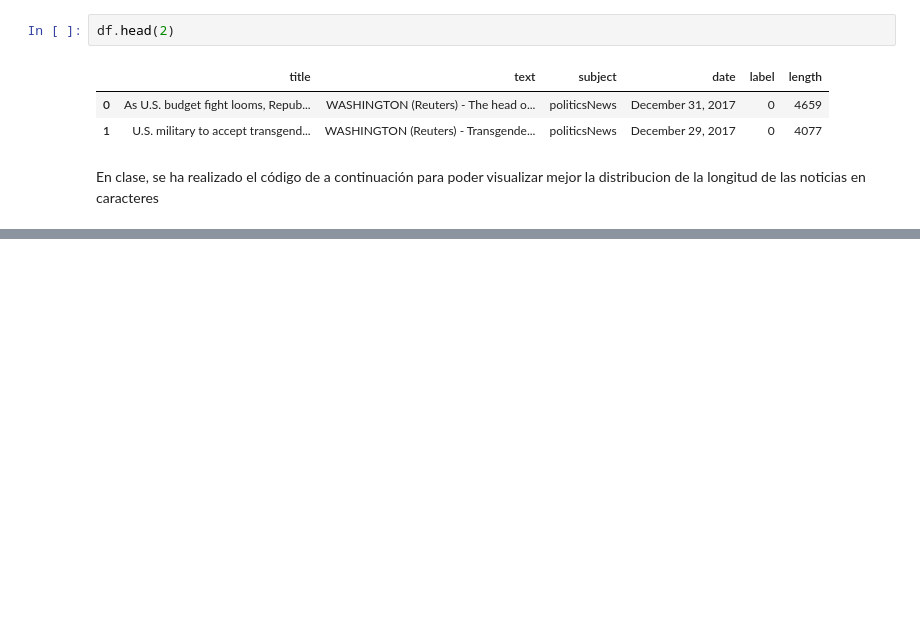
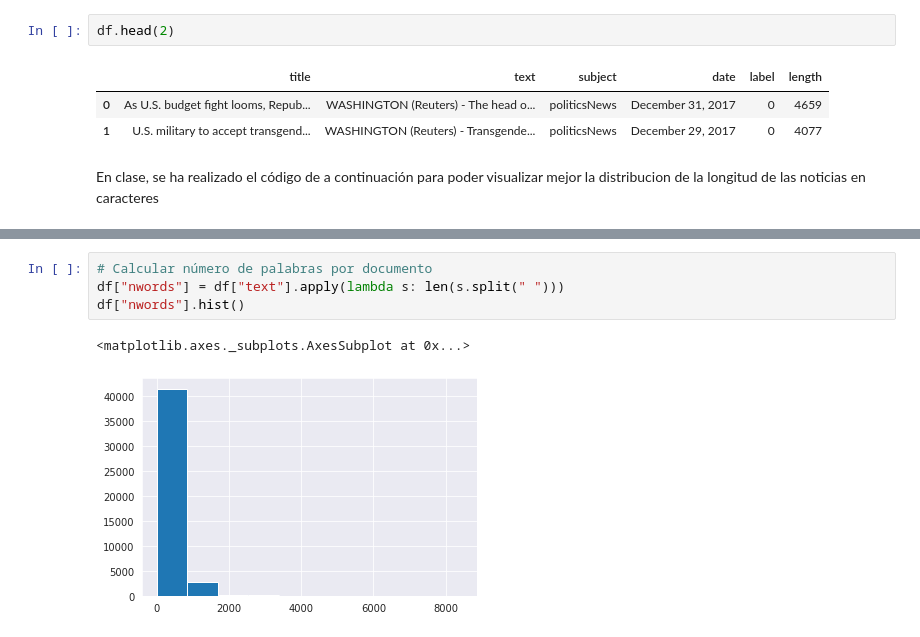
Before and after one commit to esterfb3397/fake-news-project-tfm, a Jupyter notebook: EDA.ipynb, the cells around one changed output, grey strips where cells are left out. Drawn from its saved outputs; the diff is of its cells as text; blank space fills up the shorter version.

```diff
--- a/EDA.ipynb
+++ b/EDA.ipynb
@@ -152,0 +197,7 @@ plt.show()
+# %%
+# Calcular número de palabras por documento
+df["nwords"] = df["text"].apply(lambda s: len(s.split(" ")))
+df["nwords"].hist()
+# %% [output]
+<matplotlib.axes._subplots.AxesSubplot at 0x...>
+[figure, added]
```
Also changed, not shown: parts of 13 cells of this notebook.
